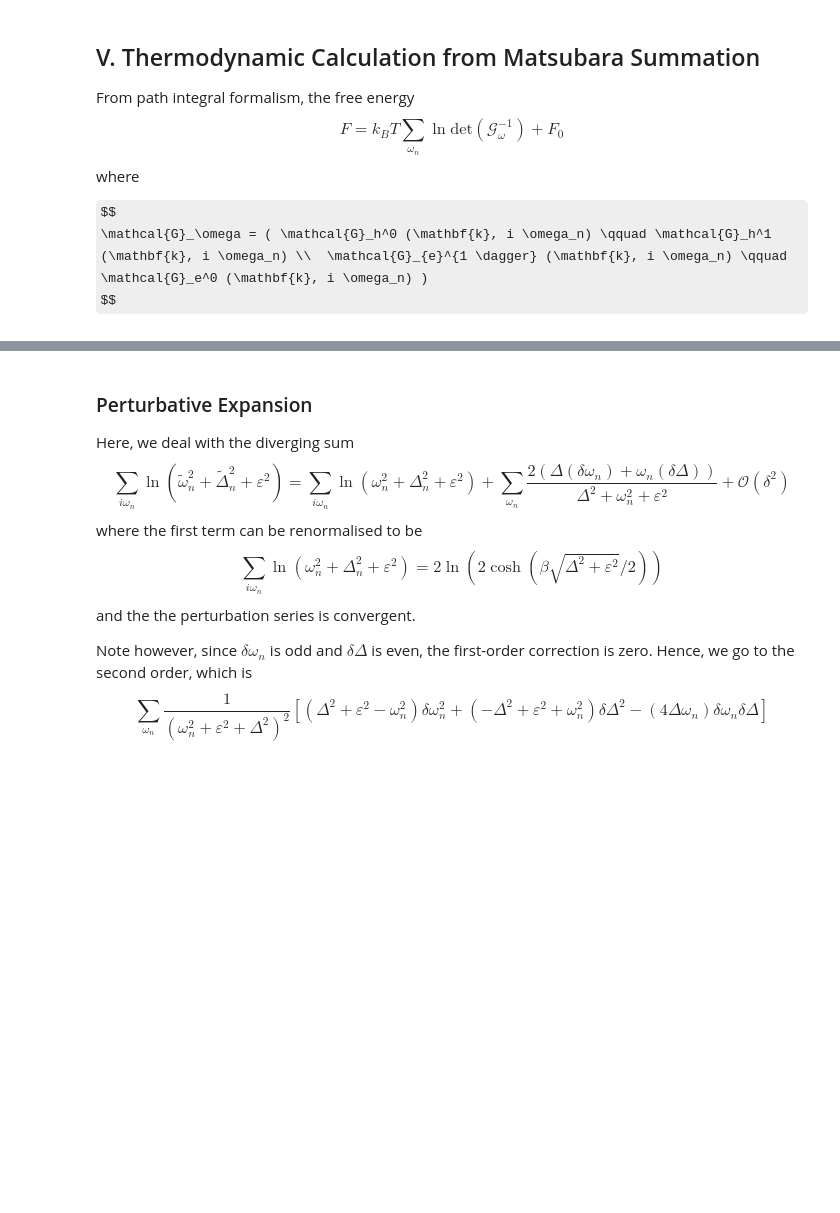
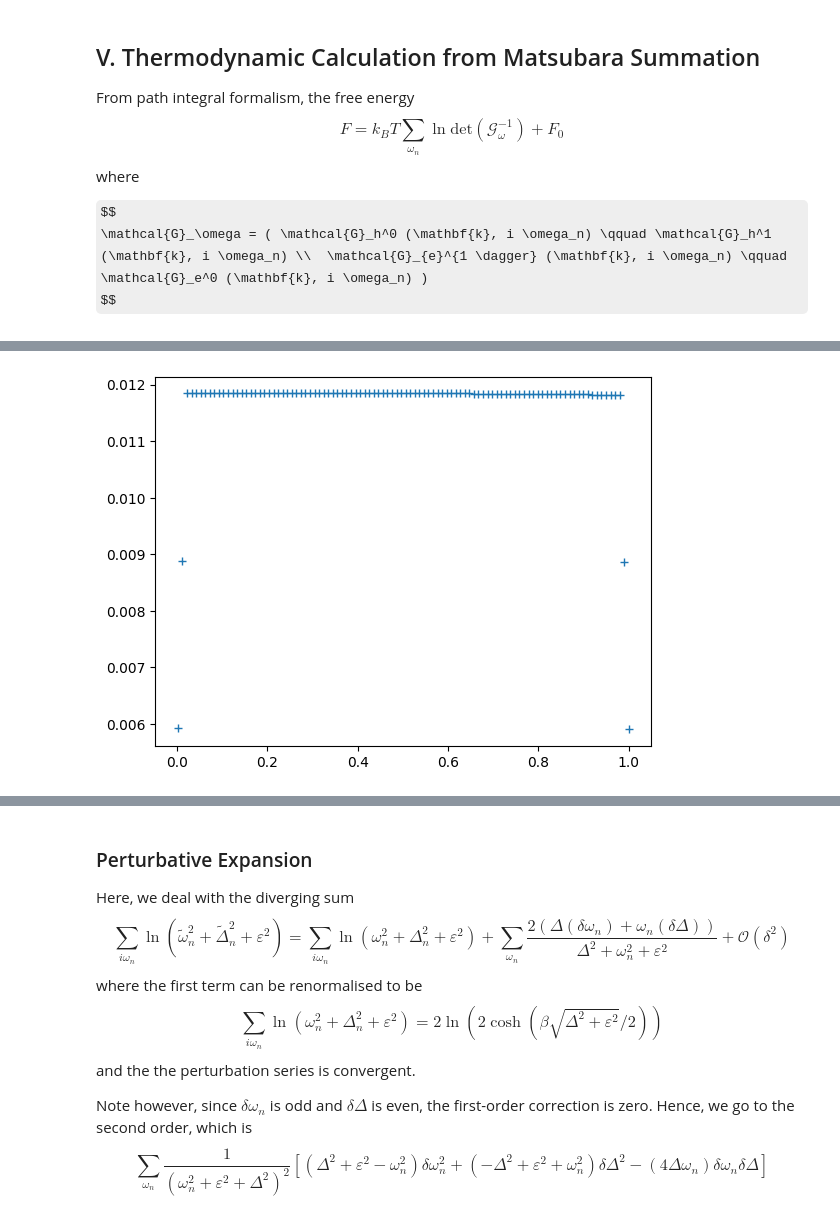
Before and after one commit to yulu-duck/two-band-superconductor, a Jupyter notebook: test.ipynb, the cells around one changed output, grey strips where cells are left out. Cells and saved outputs as stored; diff of their text form; code cells hidden in the pictures; some formulas as TeX source; blank space fills up the shorter version.

```diff
--- a/test.ipynb
+++ b/test.ipynb
@@ -517,0 +612,16 @@ def tildedLog_FPade(epsilon, T,weights,omega, Delta, delta_omega, delta_Delta):
+# %%
+# calculate gamma_n(T)
+T_arr = np.linspace(Tmin,1,100)
+Gamma = 0.01
+N_FPade = 100
+
+FPade_dict = np.load('FPade_Poles_and_Weights.npy',allow_pickle=True).item()
+poles, weights = find_best_Pade_params(N_FPade, FPade_dict)
+
+F_arr_normal = np.zeros(len(T_arr))
+for i in range(len(T_arr)):
+    T = T_arr[i]
+    omega_arr = np.real(poles * T)
+
+    _, _, Tildes_total = ChiMatsu_FPade(T, 0,0 , Gamma, poles, weights)
+    F_arr_normal[i] = free_energy_perturbation_FPade(T, 0, 0, Tildes_total)
@@ -517,0 +673,5 @@ def tildedLog_FPade(epsilon, T,weights,omega, Delta, delta_omega, delta_Delta):
+# %%
+plt.plot(T_arr,heat_capacity_F(F_arr_normal,T_arr) / T_arr, '+')
+plt.show()
+# %% [output]
+[figure, added]
```
Also changed, not shown: parts of 13 cells of this notebook, 20 other files.
